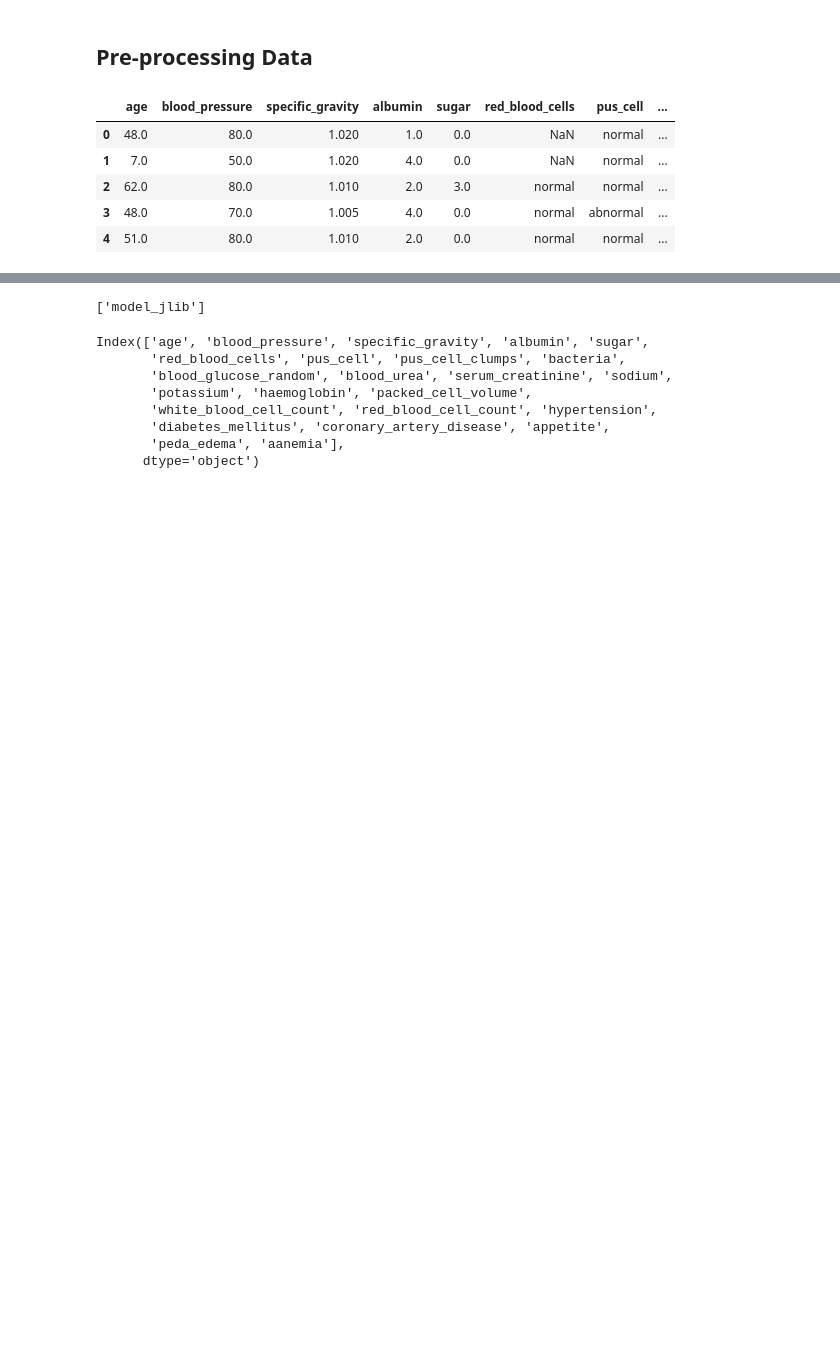
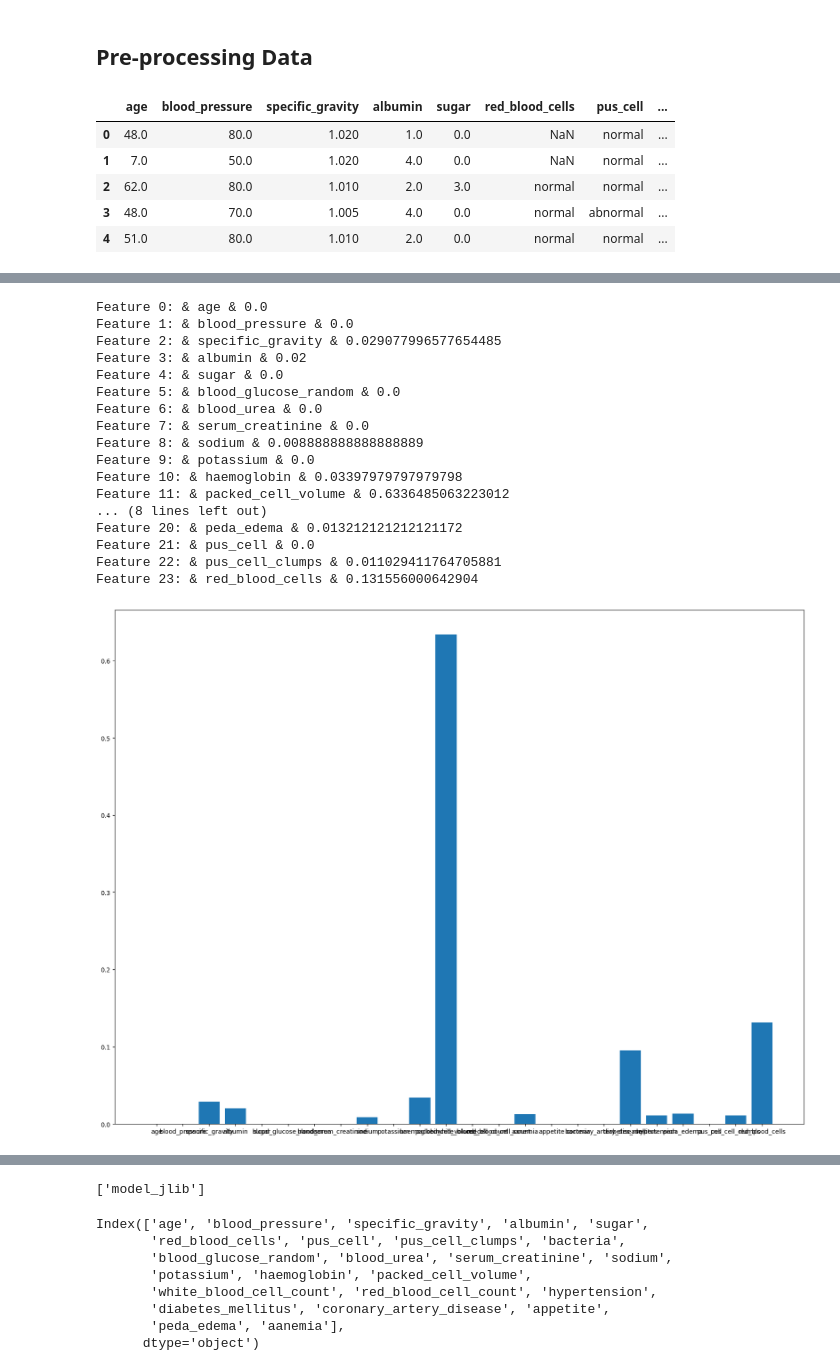
Before and after one commit to HebaAFarhat/CKD, a Jupyter notebook: ckd.ipynb, the cells around one changed output, grey strips where cells are left out. Drawn from its saved outputs; the diff is of its cells as text; code cells hidden in the pictures; blank space fills up the shorter version.

```diff
--- a/ckd.ipynb
+++ b/ckd.ipynb
@@ -478,3 +542,40 @@ Feature: 33, Score: 0.00000
+# %%
+from sklearn.datasets import make_regression
+from sklearn.tree import DecisionTreeRegressor, ExtraTreeRegressor
+from matplotlib import pyplot
+# define dataset
+# define the model
+model = ExtraTreeRegressor()
+# fit the model
+model.fit(train_preprocessed, y_train)
+# get importance
+importance = model.feature_importances_
+# summarize feature importance
+for i,v in enumerate(importance):
+    print(f'Feature {i}: & {df.columns[i]} & {v}')
+# plot feature importance
+pyplot.figure(figsize = (20, 15))
+pyplot.bar(df.columns,importance)
+pyplot.show()
+# %% [output]
+Feature 0: & age & 0.0
+Feature 1: & blood_pressure & 0.0
+Feature 2: & specific_gravity & 0.029077996577654485
+Feature 3: & albumin & 0.02
+Feature 4: & sugar & 0.0
+Feature 5: & blood_glucose_random & 0.0
+Feature 6: & blood_urea & 0.0
+Feature 7: & serum_creatinine & 0.0
+Feature 8: & sodium & 0.008888888888888889
+Feature 9: & potassium & 0.0
+Feature 10: & haemoglobin & 0.03397979797979798
+Feature 11: & packed_cell_volume & 0.6336485063223012
+... (8 lines left out)
+Feature 20: & peda_edema & 0.013212121212121172
+Feature 21: & pus_cell & 0.0
+Feature 22: & pus_cell_clumps & 0.011029411764705881
+Feature 23: & red_blood_cells & 0.131556000642904
+[figure, added]
 # %%
 from sklearn.tree import DecisionTreeClassifier
 from sklearn.ensemble import GradientBoostingClassifier
```
Also changed, not shown: parts of 23 cells of this notebook.
